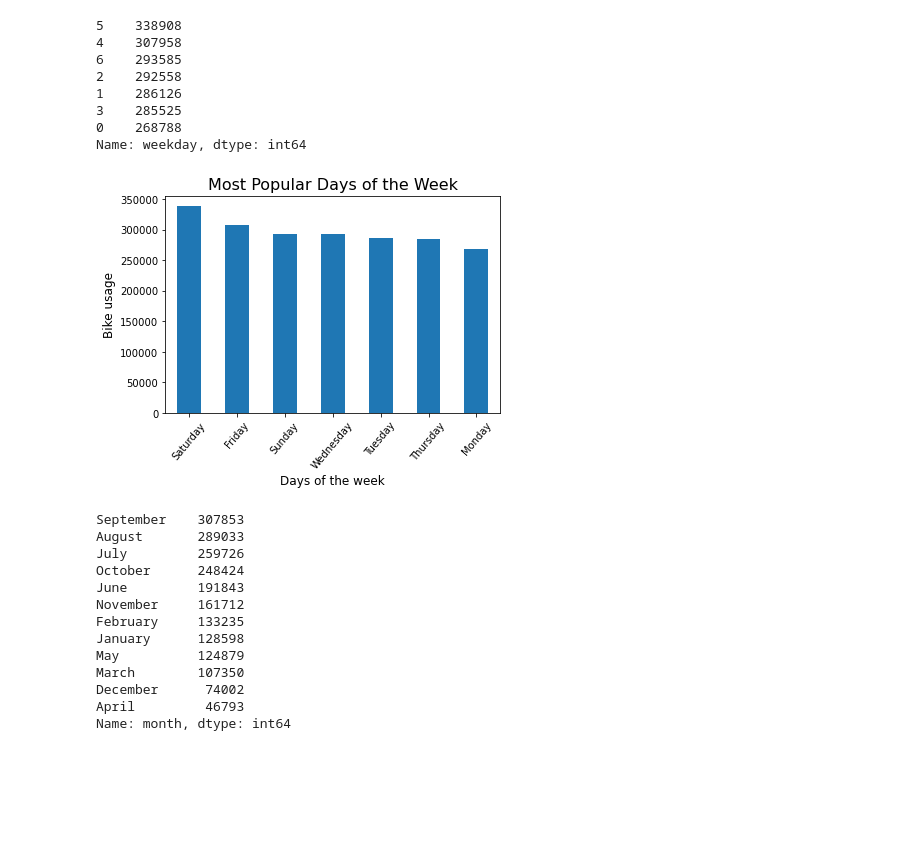
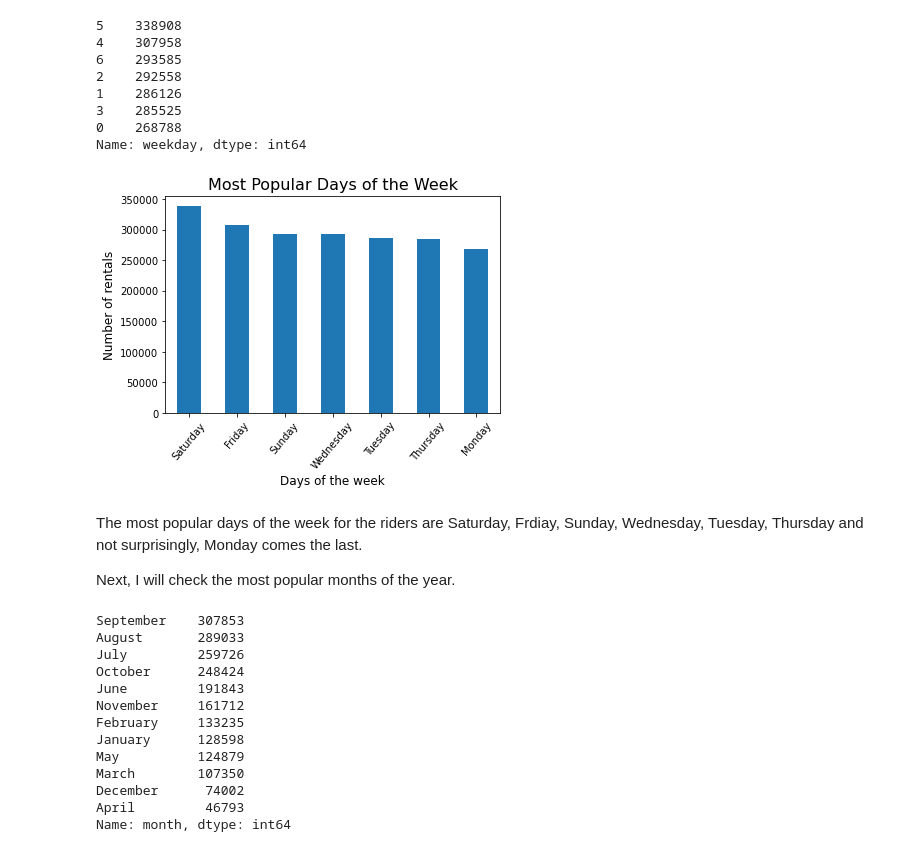
Before and after one commit to lillaszulyovszky/udacity-project-bikesharing-data-in-boston, a Jupyter notebook: bikesharing.ipynb, the cells around one changed output. Saved outputs shown, nothing was run; the diff lists cells and outputs as text; code cells hidden in the pictures; blank space fills up the shorter version.

```diff
--- a/bikesharing.ipynb
+++ b/bikesharing.ipynb
@@ -1365,12 +1365,16 @@ Name: weekday, dtype: int64
 # %%
 ax = df_all['weekday'].value_counts().plot(kind="bar")
 plt.xlabel('Days of the week', fontsize=12)
-plt.ylabel('Bike usage', fontsize=12)
+plt.ylabel('Number of rentals', fontsize=12)
 
 plt.title('Most Popular Days of the Week', fontsize=16)
 ax.set_xticklabels(['Saturday','Friday','Sunday','Wednesday','Tuesday','Thursday','Monday'], rotation=50);
 # %% [output]
-[figure, old version]
+[figure, new version]
+# %% [markdown]
+The most popular days of the week for the riders are Saturday, Frdiay, Sunday, Wednesday, Tuesday, Thursday and not surprisingly, Monday comes the last.
+
+Next, I will check the most popular months of the year.
 # %%
 # assess month's column 12 most frequent values in descending order
 df_all['month'].value_counts().sort_values(ascending=False)
```
Also changed, not shown: parts of 10 cells of this notebook.
